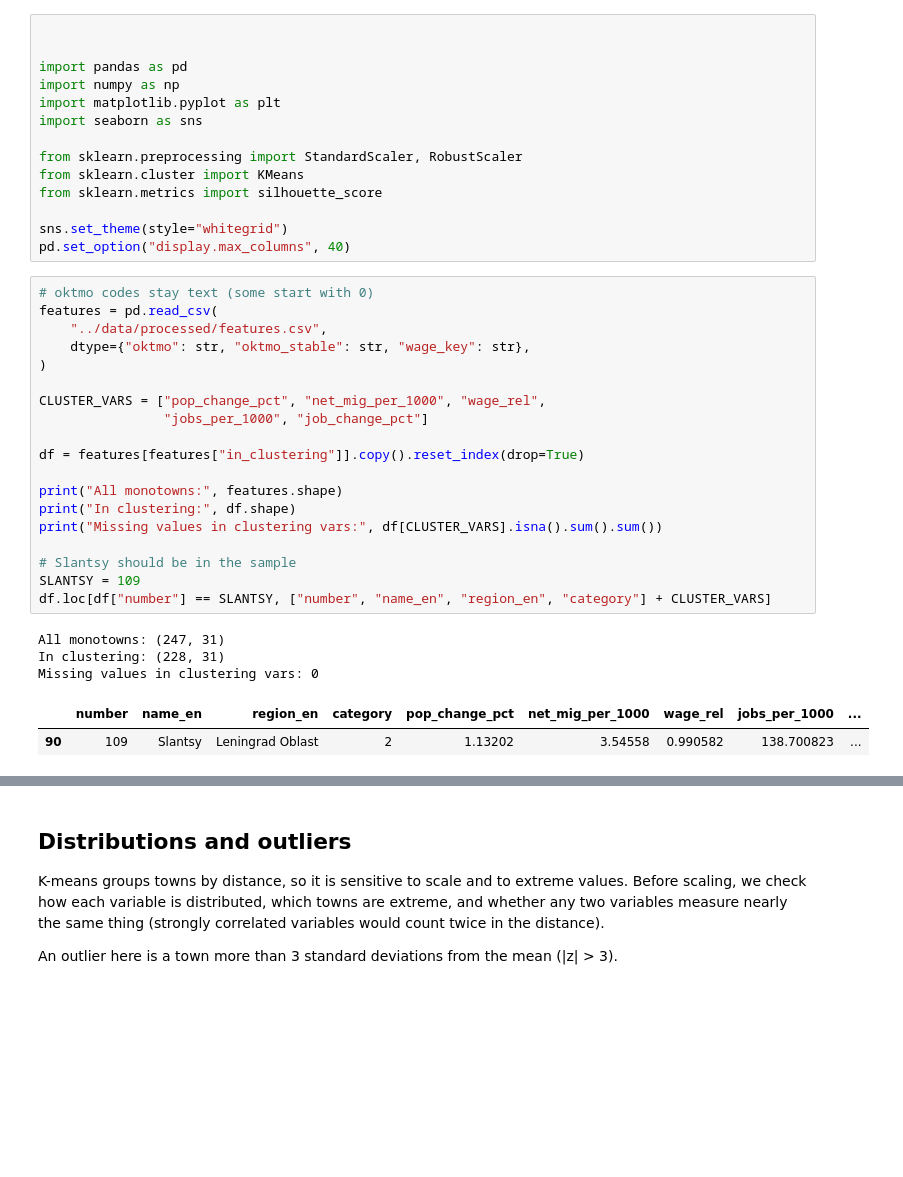
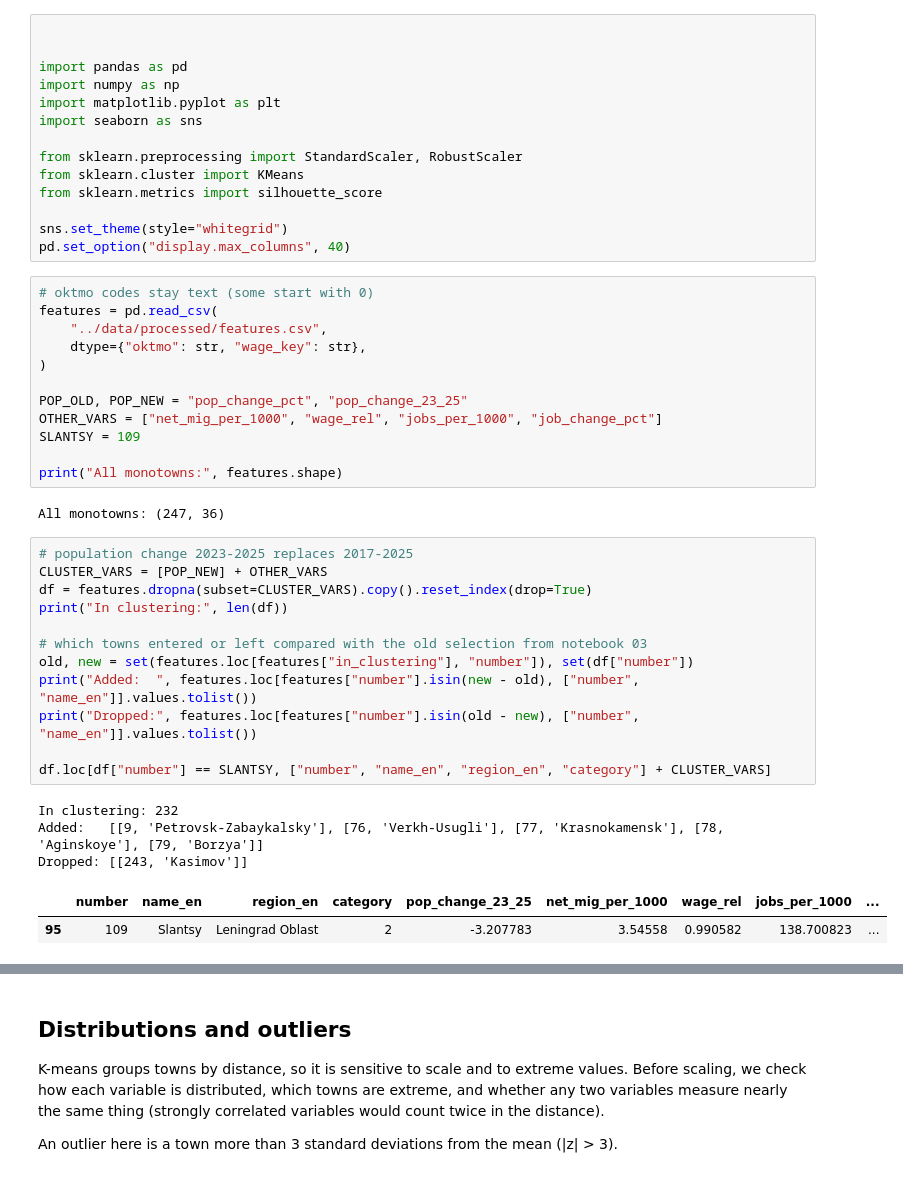
Before and after one commit to evelina-kalugina/-russian-monotowns-typology, a Jupyter notebook: notebooks/04_clustering.ipynb, the cells around one changed output, grey strips where cells are left out. Drawn from its saved outputs; the diff is of its cells as text; blank space fills up the shorter version.

```diff
--- a/notebooks/04_clustering.ipynb
+++ b/notebooks/04_clustering.ipynb
@@ -40,27 +34,34 @@ pd.set_option("display.max_columns", 40)
 # oktmo codes stay text (some start with 0)
 features = pd.read_csv(
     "../data/processed/features.csv",
-    dtype={"oktmo": str, "oktmo_stable": str, "wage_key": str},
+    dtype={"oktmo": str, "wage_key": str},
 )
 
-CLUSTER_VARS = ["pop_change_pct", "net_mig_per_1000", "wage_rel",
-                "jobs_per_1000", "job_change_pct"]
-
-df = features[features["in_clustering"]].copy().reset_index(drop=True)
+POP_OLD, POP_NEW = "pop_change_pct", "pop_change_23_25"
+OTHER_VARS = ["net_mig_per_1000", "wage_rel", "jobs_per_1000", "job_change_pct"]
+SLANTSY = 109
 
 print("All monotowns:", features.shape)
-print("In clustering:", df.shape)
-print("Missing values in clustering vars:", df[CLUSTER_VARS].isna().sum().sum())
-
-# Slantsy should be in the sample
-SLANTSY = 109
-df.loc[df["number"] == SLANTSY, ["number", "name_en", "region_en", "category"] + CLUSTER_VARS]
 # %% [output]
-All monotowns: (247, 31)
-In clustering: (228, 31)
-Missing values in clustering vars: 0
+All monotowns: (247, 36)
-|  | number | name_en | region_en | category | pop_change_pct | net_mig_per_1000 | wage_rel | jobs_per_1000 | ... |
-| 90 | 109 | Slantsy | Leningrad Oblast | 2 | 1.13202 | 3.54558 | 0.990582 | 138.700823 | ... |
+# %%
+# population change 2023-2025 replaces 2017-2025
+CLUSTER_VARS = [POP_NEW] + OTHER_VARS
+df = features.dropna(subset=CLUSTER_VARS).copy().reset_index(drop=True)
+print("In clustering:", len(df))
+
+# which towns entered or left compared with the old selection from notebook 03
+old, new = set(features.loc[features["in_clustering"], "number"]), set(df["number"])
+print("Added:  ", features.loc[features["number"].isin(new - old), ["number", "name_en"]].values.tolist())
+print("Dropped:", features.loc[features["number"].isin(old - new), ["number", "name_en"]].values.tolist())
+
+df.loc[df["number"] == SLANTSY, ["number", "name_en", "region_en", "category"] + CLUSTER_VARS]
+# %% [output]
+In clustering: 232
+Added:   [[9, 'Petrovsk-Zabaykalsky'], [76, 'Verkh-Usugli'], [77, 'Krasnokamensk'], [78, 'Aginskoye'], [79, 'Borzya']]
+Dropped: [[243, 'Kasimov']]
+|  | number | name_en | region_en | category | pop_change_23_25 | net_mig_per_1000 | wage_rel | jobs_per_1000 | ... |
+| 95 | 109 | Slantsy | Leningrad Oblast | 2 | -3.207783 | 3.54558 | 0.990582 | 138.700823 | ... |
 # %%
 df[CLUSTER_VARS].describe().T.round(2)
 # %% [output]
```
Also changed, not shown: parts of 6 cells of this notebook.
